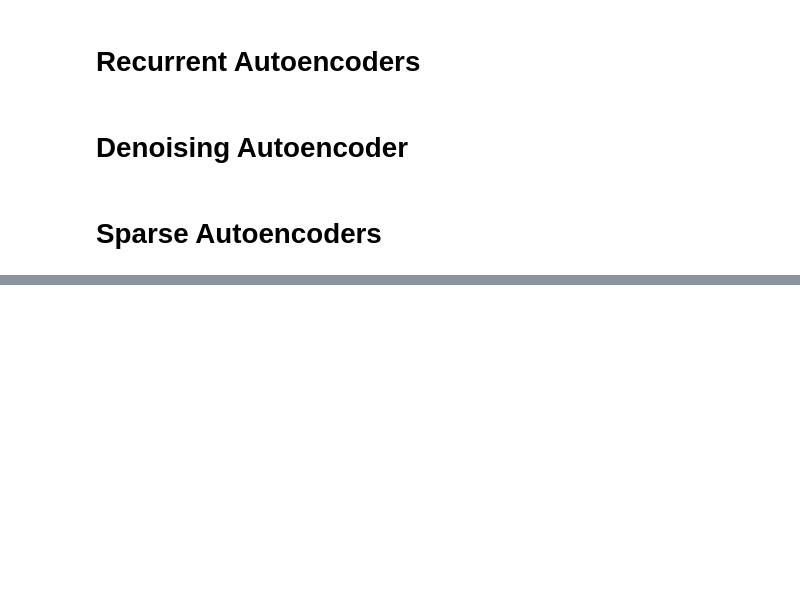
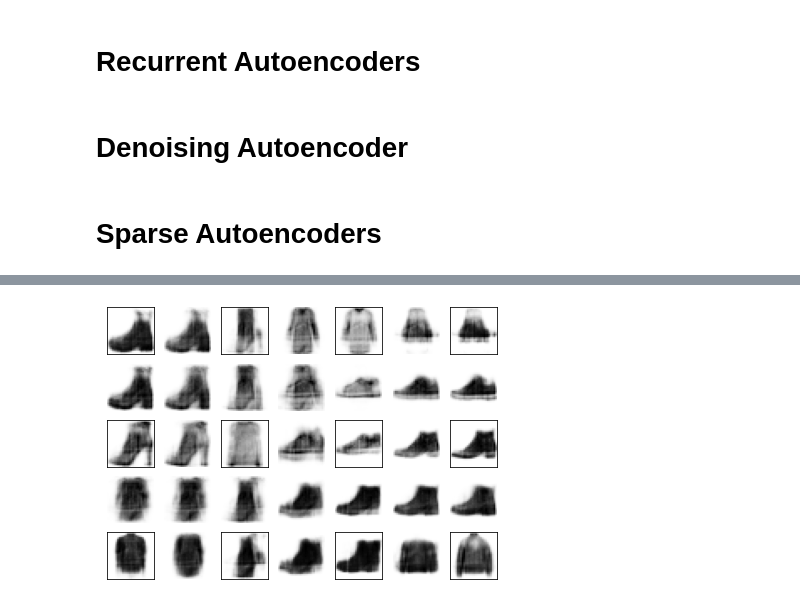
Before and after one commit to Benson516/HandsOnML2_learn, a Jupyter notebook: ch17.ipynb, the cells around one changed output, grey strips where cells are left out. Drawn from its saved outputs; the diff is of its cells as text; code cells hidden in the pictures; blank space fills up the shorter version.

```diff
--- a/ch17.ipynb
+++ b/ch17.ipynb
@@ -332,0 +355,17 @@ Epoch 50/50
+# %%
+codings_grid = tf.reshape(codings, [1, 3, 4, codings_size])
+larger_grid = tf.image.resize(codings_grid, size=[5, 7])
+interpolated_codings = tf.reshape(larger_grid, [-1, codings_size])
+images = variational_decoder(interpolated_codings).numpy()
+# %%
+plt.figure(figsize=(7, 5))
+for index, image in enumerate(images):
+    plt.subplot(5, 7, index + 1)
+    if index%7%2==0 and index//7%2==0:
+        plt.gca().get_xaxis().set_visible(False)
+        plt.gca().get_yaxis().set_visible(False)
+    else:
+        plt.axis("off")
+    plt.imshow(image, cmap="binary")
+# %% [output]
+[figure, added]
```
Also changed, not shown: parts of 25 cells of this notebook.
